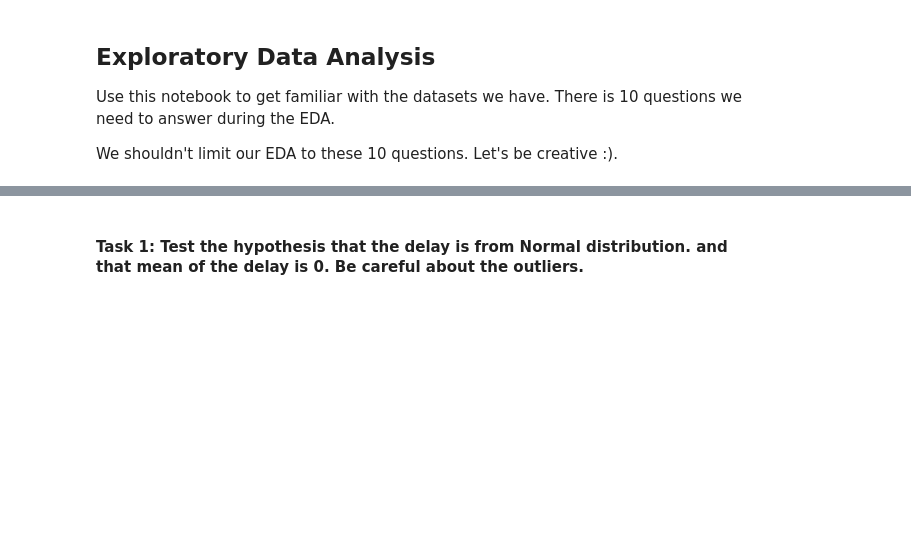
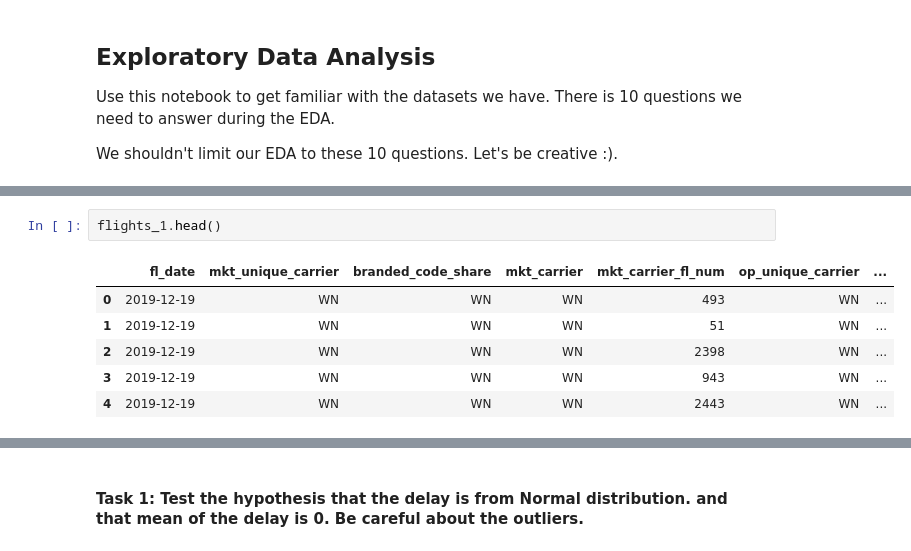
Before and after one commit to Noah2252/Lighthouse-Lab-Midterm-Project, a Jupyter notebook: exploratory_analysis.ipynb, the cells around one changed output, grey strips where cells are left out. Cells and saved outputs as stored; diff of their text form; blank space fills up the shorter version.

```diff
--- a/exploratory_analysis.ipynb
+++ b/exploratory_analysis.ipynb
@@ -7,0 +36,9 @@ We shouldn't limit our EDA to these 10 questions. Let's be creative :).
+# %%
+flights_1.head()
+# %% [output]
+|  | fl_date | mkt_unique_carrier | branded_code_share | mkt_carrier | mkt_carrier_fl_num | op_unique_carrier | ... |
+| 0 | 2019-12-19 | WN | WN | WN | 493 | WN | ... |
+| 1 | 2019-12-19 | WN | WN | WN | 51 | WN | ... |
+| 2 | 2019-12-19 | WN | WN | WN | 2398 | WN | ... |
+| 3 | 2019-12-19 | WN | WN | WN | 943 | WN | ... |
+| 4 | 2019-12-19 | WN | WN | WN | 2443 | WN | ... |
```
Also changed, not shown: parts of 30 cells of this notebook.
